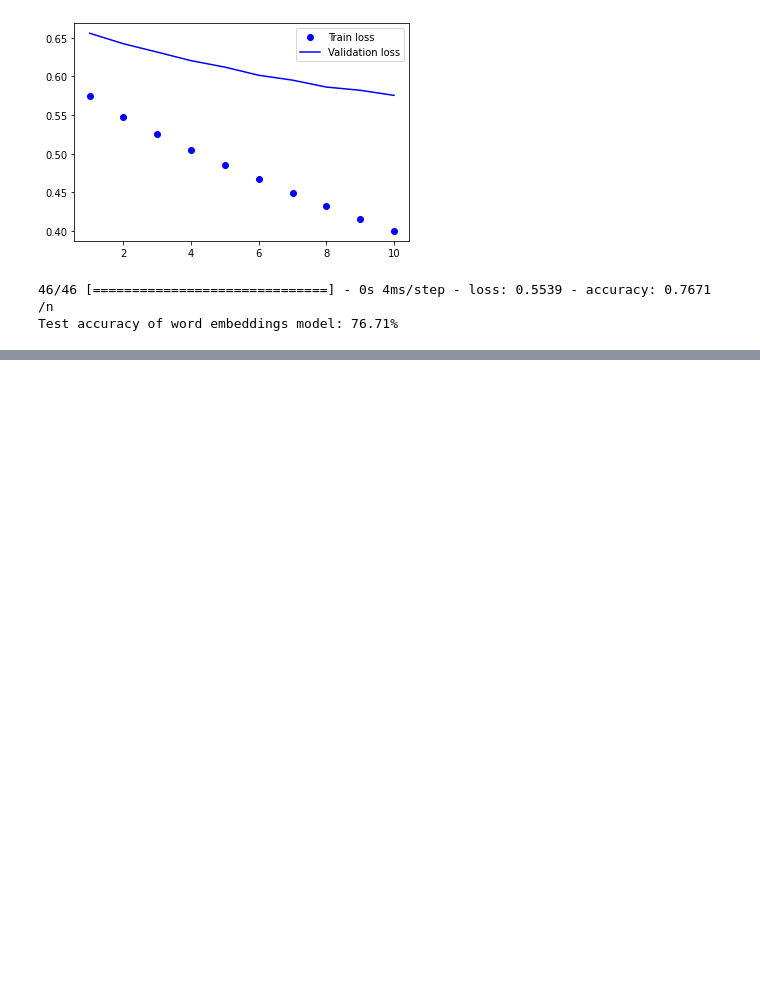
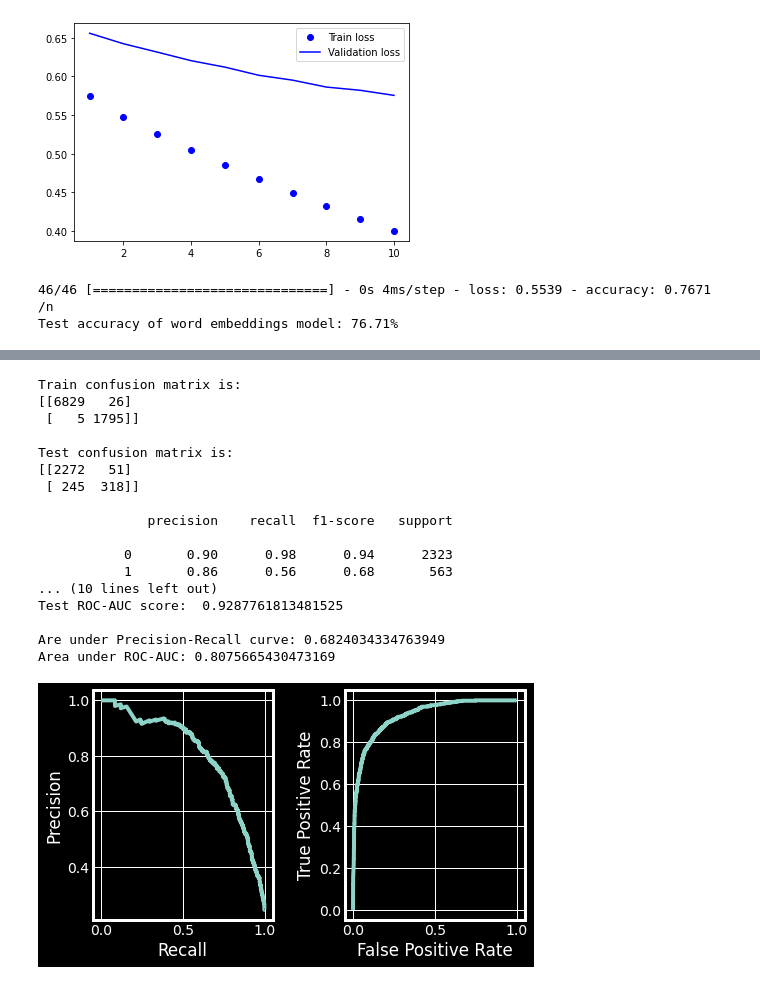
Before and after one commit to CLASHERBROs/datasicence-minor-project, a Jupyter notebook: data_sci_eval.ipynb, the cells around one changed output, grey strips where cells are left out. Cells and saved outputs as stored; diff of their text form; code cells hidden in the pictures; blank space fills up the shorter version.

```diff
--- a/data_sci_eval.ipynb
+++ b/data_sci_eval.ipynb
@@ -690,0 +823,10 @@ Test accuracy of word embeddings model: 76.71%
+# %%
+parameters ={
+    "C":[0.1,1,10],
+    "kernel":['linear', 'rbf', 'sigmoid'],
+    "gamma":['scale', 'auto']
+}
+
+
+
+svm_optimal = grid_search(svm.SVC(probability=True), parameters,x_train, y_train)
@@ -690,0 +851,21 @@ Test accuracy of word embeddings model: 76.71%
+# %%
+so_train_accuracy, so_test_accuracy, so_train_auc, so_test_auc = check_scores(svm_optimal,x_train, x_test, y_train, y_test)
+# %% [output]
+Train confusion matrix is:
+[[6829   26]
+ [   5 1795]]
+
+Test confusion matrix is:
+[[2272   51]
+ [ 245  318]]
+
+              precision    recall  f1-score   support
+
+           0       0.90      0.98      0.94      2323
+           1       0.86      0.56      0.68       563
+... (10 lines left out)
+Test ROC-AUC score:  0.9287761813481525
+
+Are under Precision-Recall curve: 0.6824034334763949
+Area under ROC-AUC: 0.8075665430473169
+[figure, added]
```
Also changed, not shown: parts of 61 cells of this notebook.
